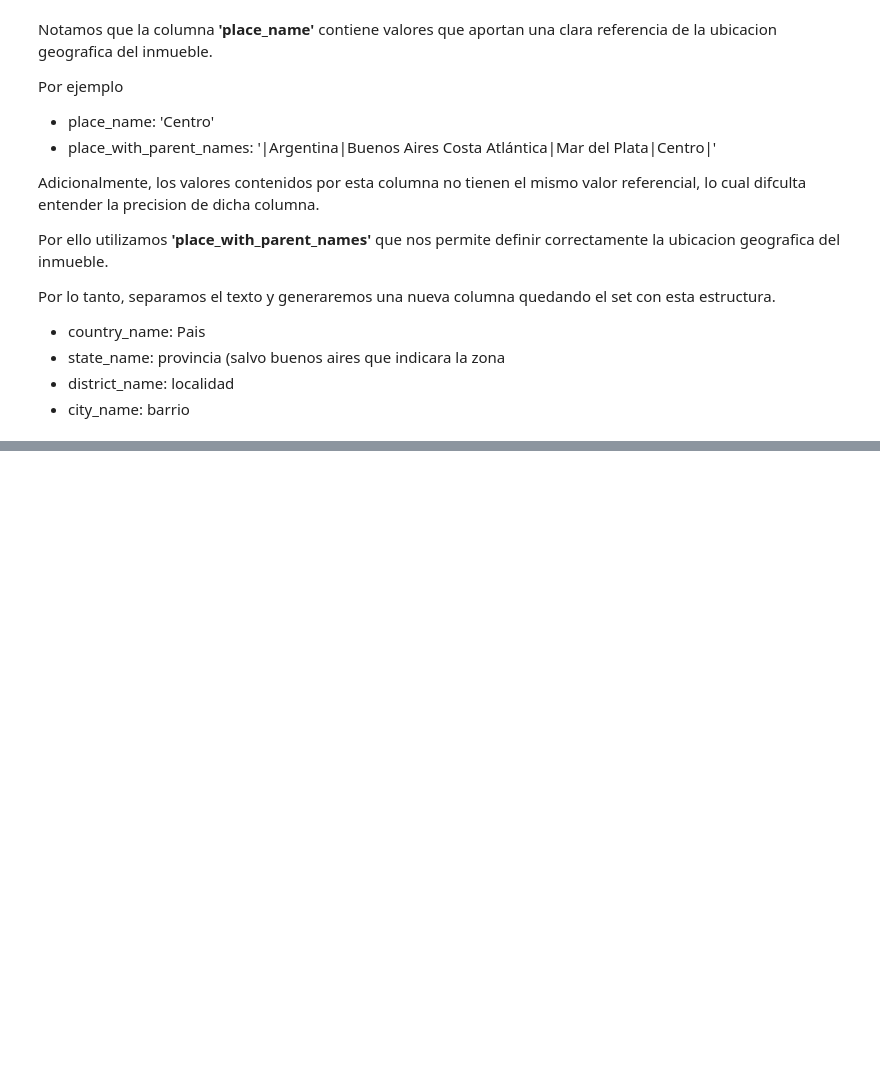
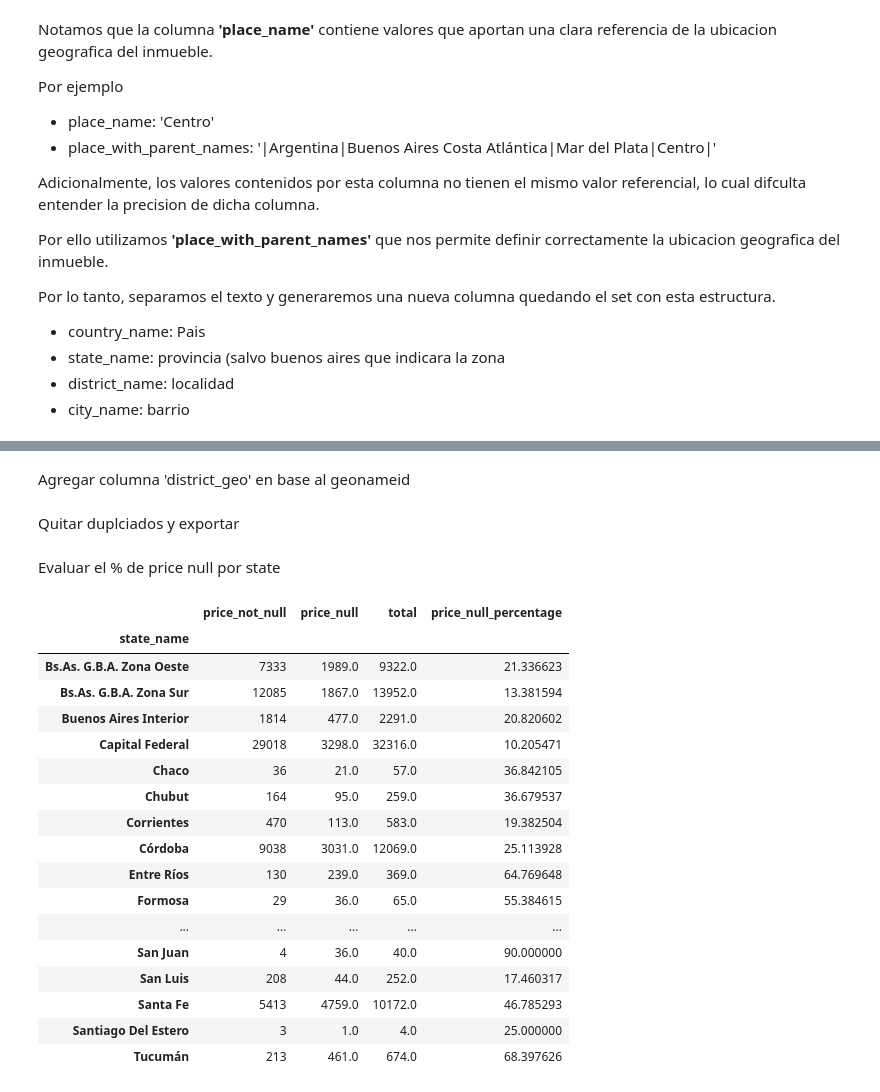
Before and after one commit to rgvillar/properati, a Jupyter notebook: Properati.ipynb, the cells around one changed output, grey strips where cells are left out. Cells and saved outputs as stored; diff of their text form; code cells hidden in the pictures; blank space fills up the shorter version.

```diff
--- a/Properati.ipynb
+++ b/Properati.ipynb
@@ -407,0 +327,2 @@ city_name
+# %% [markdown]
+Agregar columna 'district_geo' en base al geonameid
@@ -407,0 +338,2 @@ city_name
+# %% [markdown]
+Quitar duplciados y exportar
@@ -407,0 +345,41 @@ city_name
+# %% [markdown]
+Evaluar el % de price null por state
+# %%
+dfprop_pricenull=dfprop.loc[(dfprop['price'].isnull() == True)].groupby('state_name').count()
+
+dfprop_pricenull=dfprop_pricenull.loc[:,['operation']]
+
+dfprop_pricenotnull=dfprop.loc[(dfprop['price'].isnull() == False)].groupby('state_name').count()
+
+dfprop_pricenotnull=dfprop_pricenotnull.loc[:,['operation']]
+
+a=pd.merge(dfprop_pricenotnull,dfprop_pricenull,how='outer',on='state_name')
+
+a=a.fillna(0)
+
+a.rename(columns={'operation_x':'price_not_null','operation_y':'price_null'},inplace=True)
+
+a['total']=a['price_not_null']+a['price_null']
+
+a['price_null_percentage']=100*a['price_null']/a['total']
+
+a.loc[a['price_null_percentage']>10]
+# %% [output]
+|  | price_not_null | price_null | total | price_null_percentage |
+| state_name |  |  |  |  |
+| Bs.As. G.B.A. Zona Oeste | 7333 | 1989.0 | 9322.0 | 21.336623 |
+| Bs.As. G.B.A. Zona Sur | 12085 | 1867.0 | 13952.0 | 13.381594 |
+| Buenos Aires Interior | 1814 | 477.0 | 2291.0 | 20.820602 |
+| Capital Federal | 29018 | 3298.0 | 32316.0 | 10.205471 |
+| Chaco | 36 | 21.0 | 57.0 | 36.842105 |
+| Chubut | 164 | 95.0 | 259.0 | 36.679537 |
+| Corrientes | 470 | 113.0 | 583.0 | 19.382504 |
+| Córdoba | 9038 | 3031.0 | 12069.0 | 25.113928 |
+| Entre Ríos | 130 | 239.0 | 369.0 | 64.769648 |
+| Formosa | 29 | 36.0 | 65.0 | 55.384615 |
+| ... | ... | ... | ... | ... |
+| San Juan | 4 | 36.0 | 40.0 | 90.000000 |
+| San Luis | 208 | 44.0 | 252.0 | 17.460317 |
+| Santa Fe | 5413 | 4759.0 | 10172.0 | 46.785293 |
+| Santiago Del Estero | 3 | 1.0 | 4.0 | 25.000000 |
+| Tucumán | 213 | 461.0 | 674.0 | 68.397626 |
```
Also changed, not shown: parts of 14 cells of this notebook.
